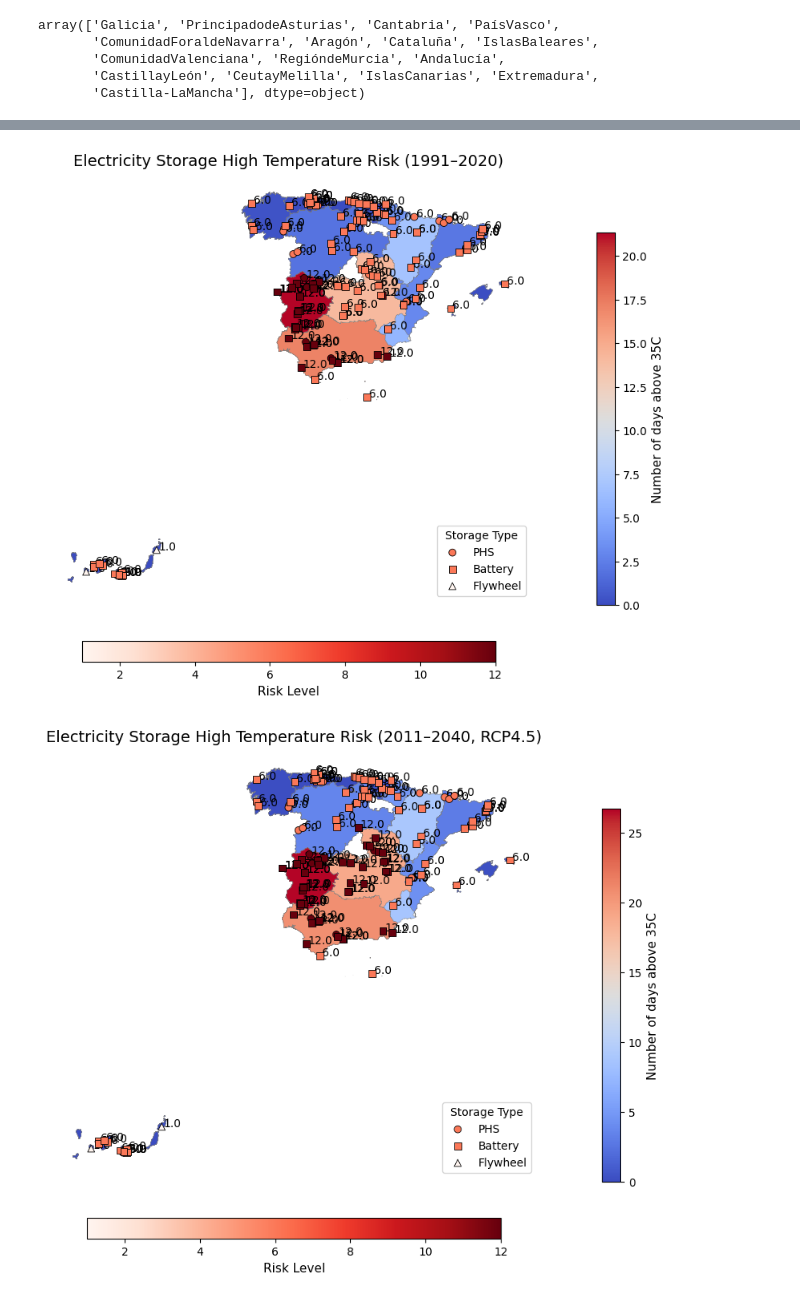
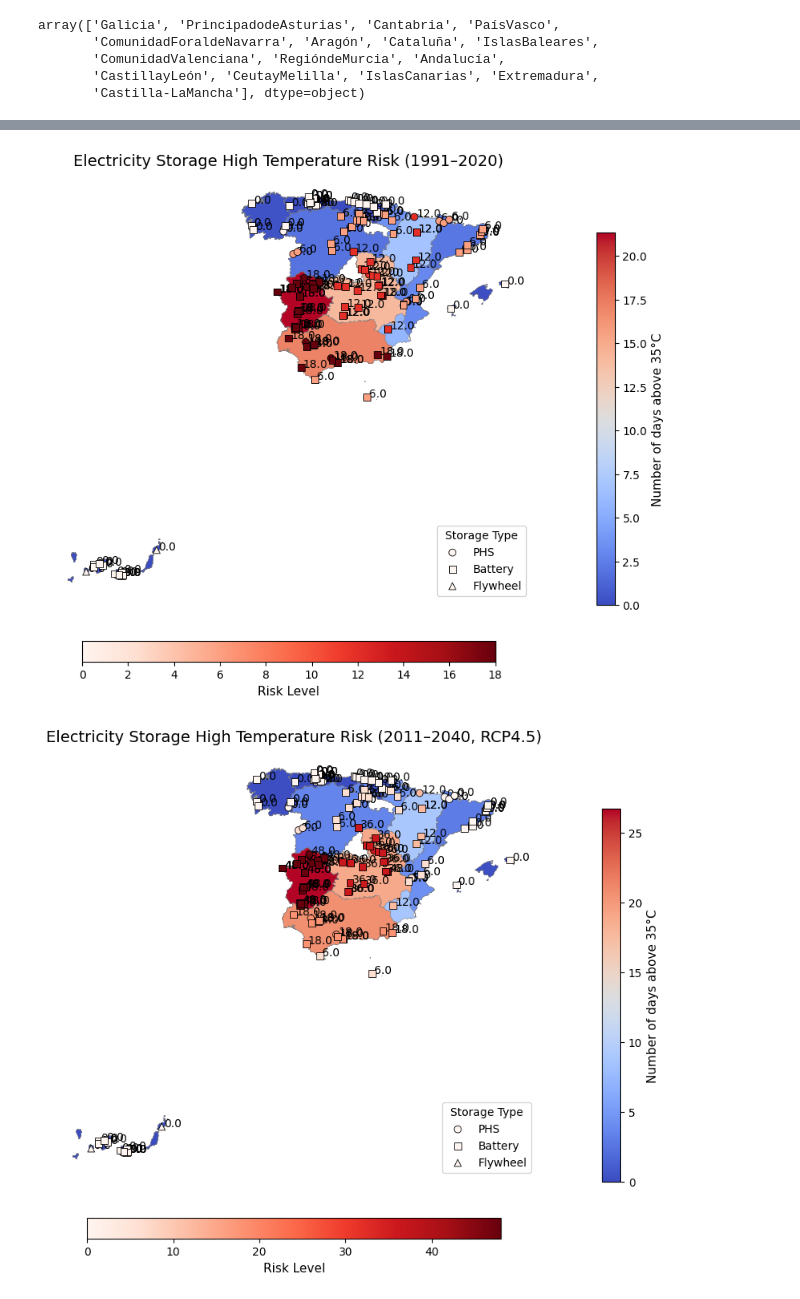
Before and after one commit to MariusMC8/Thesis-coding, a Jupyter notebook: Risk_ranking_maps.ipynb, the cells around one changed output, grey strips where cells are left out. Drawn from its saved outputs; the diff is of its cells as text; code cells hidden in the pictures.

```diff
--- a/Risk_ranking_maps.ipynb
+++ b/Risk_ranking_maps.ipynb
@@ -271,13 +264,14 @@ data.columns = data.columns.str.strip()
 data["Hot days >35C 2011-2040 RCP4.5"] = data["Region"].map(hot_days_35_future45_dict)
 # %%
 #Define bins for future hazard strength RCP4.5
-bins = [0, 15, 30, float("inf")]
-labels = [1, 2, 3]
+bins = [-float("inf"), 1, 5, 15, 25, float("inf")]
+labels = [0, 1, 2, 3, 4]
 
-data["Hot days 35C 2011-2040 hazard strength RCP4.5"] = pd.cut(
-    data["Hot days >35C 2011-2040 RCP4.5"].fillna(0), # Fill NaN values with 0 before cutting
+data["Hot days >35C 2011-2040 hazard strength RCP4.5"] = pd.cut(
+    data["Hot days >35C 2011-2040 RCP4.5"].astype(float),
     bins=bins,
     labels=labels,
+    right=False,     # makes intervals: [0,1), [1,5), [5,15), ...
     include_lowest=True
 ).astype(int)
 # %%
@@ -308,20 +302,21 @@ data.columns = data.columns.str.strip()
 data["Hot days >35C 2011-2040 RCP8.5"] = data["Region"].map(hot_days_35_future85_dict)
 # %%
 #Define bins for future hazard strength RCP8.5
-bins = [0, 15, 30, float("inf")]
-labels = [1, 2, 3]
+bins = [-float("inf"), 1, 5, 15, 25, float("inf")]
+labels = [0, 1, 2, 3, 4]
 
-data["Hot days 35C 2011-2040 hazard strength RCP8.5"] = pd.cut(
-    data["Hot days >35C 2011-2040 RCP8.5"].fillna(0), # Fill NaN values with 0 before cutting
+data["Hot days >35C 2011-2040 hazard strength RCP8.5"] = pd.cut(
+    data["Hot days >35C 2011-2040 RCP8.5"].astype(float),
     bins=bins,
     labels=labels,
+    right=False,     # makes intervals: [0,1), [1,5), [5,15), ...
     include_lowest=True
 ).astype(int)
 # %%
 #Calculating present risk
 data['risk_current'] = (
-    data['Hot days 35C 1991-2020 strength'].astype(float) *
-    data['Vulnerability hot days 35C'].astype(float) *
+    data['Hot days >35C 1991-2020 strength'].astype(float) *
+    data['Vulnerability hot days >35C'].astype(float) *
     data['Importance score'].astype(float) )
 points = gpd.GeoDataFrame(
     data,
@@ -331,7 +326,7 @@ points = gpd.GeoDataFrame(
 
 #Calculating future risk RCP4.5
 data['risk_future_RCP4.5'] = (
-    data['Hot days 35C 2011-2040 hazard strength RCP4.5'].astype(float) *
+    data['Hot days >35C 2011-2040 hazard strength RCP4.5'].astype(float) *
     data['Future_vulnerability_score4.5'].astype(float) *
     data['Importance score'].astype(float) )
 points = gpd.GeoDataFrame(
@@ -342,7 +337,7 @@ points = gpd.GeoDataFrame(
 
 #Calculating future risk RCP8.5
 data['risk_future_RCP8.5'] = (
-    data['Hot days 35C 2011-2040 hazard strength RCP8.5'].astype(float) *
+    data['Hot days >35C 2011-2040 hazard strength RCP8.5'].astype(float) *
     data['Future_vulnerability_score8.5'].astype(float) *
     data['Importance score'].astype(float) )
 points = gpd.GeoDataFrame(
@@ -364,13 +359,13 @@ cmap = cm.ScalarMappable(norm=norm, cmap='Reds')
 # %%
 # Ensure numeric columns
 cols_to_numeric = [
-    'Hot days 35C 1991-2020 strength',
-    'Hot days 35C 2011-2040 hazard strength RCP4.5',
-    'Hot days 35C 2011-2040 hazard strength RCP8.5',
-    'Vulnerability hot days 35C',
+    'Hot days >35C 1991-2020 strength',
+    'Hot days >35C 2011-2040 hazard strength RCP4.5',
+    'Hot days >35C 2011-2040 hazard strength RCP8.5',
+    'Vulnerability hot days >35C',
     'Importance score',
-    'Hot days 35C future exposure score RCP4.5',
-    'Hot days 35C future exposure score RCP8.5',
+    'Hot days >35C future exposure score RCP4.5',
+    'Hot days >35C future exposure score RCP8.5',
     'Future_vulnerability_score4.5',
     'Future_vulnerability_score8.5',
     'risk_current',
@@ -448,7 +443,7 @@ def plot_map(temp_col, risk_col, title, temp_change=False):
         cmap='coolwarm'
     )
   cbar_temp = fig.colorbar(sm_temp, ax=ax, fraction=0.03, pad=0.02, shrink=0.8)
-  cbar_temp.set_label('Number of days above 35C', fontsize=11)
+  cbar_temp.set_label('Number of days above 35°C', fontsize=11)
 
   #Add colour bar for risk values (bottom)
   sm_risk = cm.ScalarMappable(norm=norm_risk, cmap=cmap_risk)
@@ -457,32 +452,32 @@ def plot_map(temp_col, risk_col, title, temp_change=False):
                          fraction=0.05, pad=0.08, shrink=0.7)
   cbar_risk.set_label('Change in Risk Level' if temp_change else 'Risk Level', fontsize=11)
 
   plt.legend(title="Storage Type", loc='lower right')
   plt.title(title, fontsize=14)
   plt.axis('off')
   plt.show()
 
 # Update the points GeoDataFrame to include the calculated risk columns
 points = gpd.GeoDataFrame(
     data,
     geometry=gpd.points_from_xy(data['lon'], data['lat']),
     crs="EPSG:4326"
 )
 
 #Map 1: Current risk
 plot_map( temp_col='Hot days >35C 1991-2020',
          risk_col='risk_current',
           title='Electricity Storage High Temperature Risk (1991–2020)' )
 
 #Map 2: Future risk RCP4.5
 plot_map( temp_col='Hot days >35C 2011-2040 RCP4.5',
          risk_col='risk_future_RCP4.5',
           title='Electricity Storage High Temperature Risk (2011–2040, RCP4.5)')
 
 #Map 3: Future risk RCP8.5
 plot_map( temp_col='Hot days >35C 2011-2040 RCP8.5',
          risk_col='risk_future_RCP8.5',
           title='Electricity Storage High Temperature Risk (2011–2040, RCP8.5)')
 # %% [output]
-[figure, old version]
+[figure, new version]
-[figure, old version]
+[figure, new version]
```
Also changed, not shown: parts of 9 cells of this notebook.
